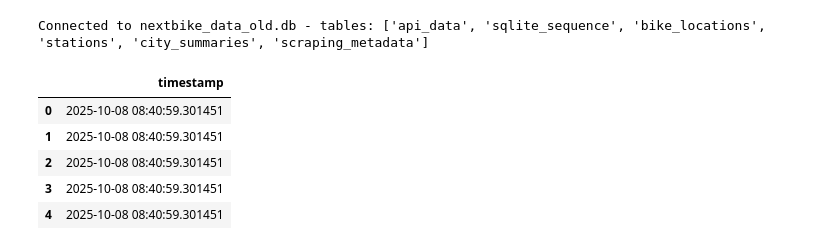
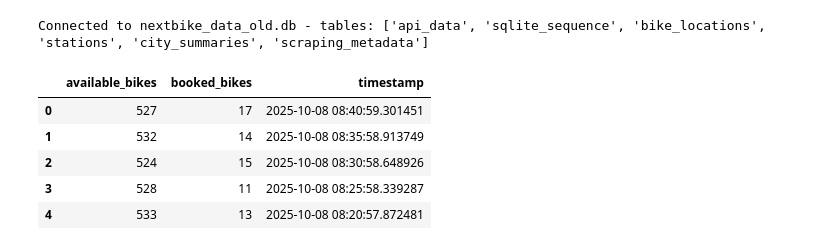
Before and after one commit to Bemnyyy/Projektarbeit, a Jupyter notebook: Test_nextbike_notebook.ipynb, the cells around one changed output. Drawn from its saved outputs; the diff is of its cells as text; code cells hidden in the pictures.

```diff
--- a/Test_nextbike_notebook.ipynb
+++ b/Test_nextbike_notebook.ipynb
@@ -83,14 +83,14 @@ except sqlite3.Error as e:
 Connected to nextbike_data_old.db - tables: ['api_data', 'sqlite_sequence', 'bike_locations', 'stations', 'city_summaries', 'scraping_metadata']
 # %%
 import pandas as pd
-query = 'SELECT timestamp FROM bike_locations ORDER BY timestamp DESC;'
+query = 'SELECT available_bikes, booked_bikes, timestamp FROM city_summaries ORDER BY timestamp DESC LIMIT 50;'
 
 table = pd.read_sql_query(query, conn)
 table.head(5)
 # %% [output]
-|  | timestamp |
-| 0 | 2025-10-08 08:40:59.301451 |
-| 1 | 2025-10-08 08:40:59.301451 |
-| 2 | 2025-10-08 08:40:59.301451 |
-| 3 | 2025-10-08 08:40:59.301451 |
-| 4 | 2025-10-08 08:40:59.301451 |
+|  | available_bikes | booked_bikes | timestamp |
+| 0 | 527 | 17 | 2025-10-08 08:40:59.301451 |
+| 1 | 532 | 14 | 2025-10-08 08:35:58.913749 |
+| 2 | 524 | 15 | 2025-10-08 08:30:58.648926 |
+| 3 | 528 | 11 | 2025-10-08 08:25:58.339287 |
+| 4 | 533 | 13 | 2025-10-08 08:20:57.872481 |
```
Also changed, not shown: parts of 1 cell of this notebook, 3 other files.
